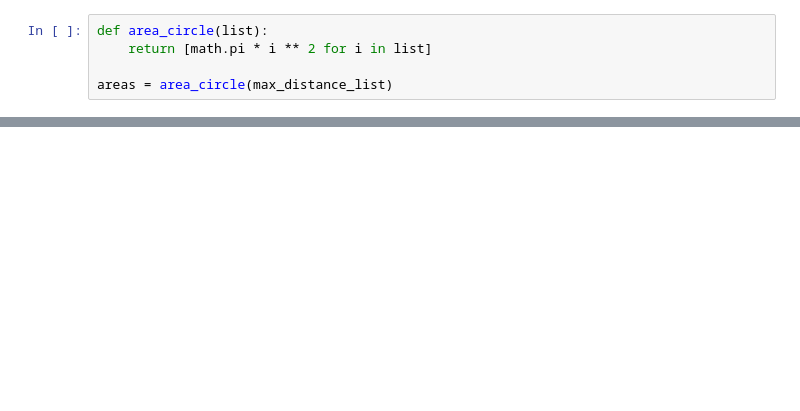
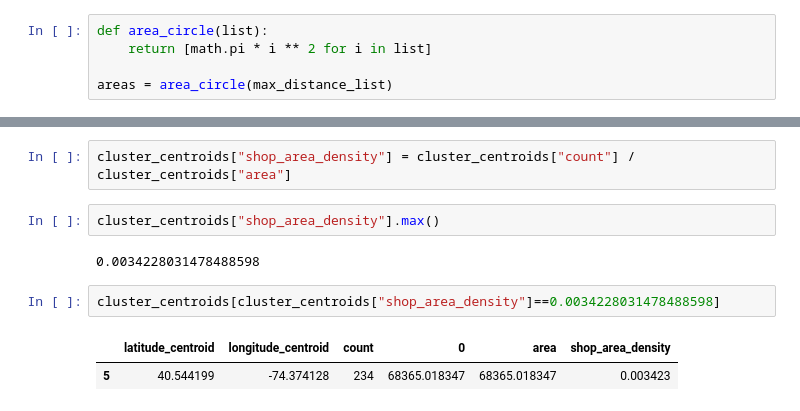
Before and after one commit to Melvin-Leroy/clustering, a Jupyter notebook: notebooks/mapping.ipynb, the cells around one changed output, grey strips where cells are left out. Cells and saved outputs as stored; diff of their text form; blank space fills up the shorter version.

```diff
--- a/notebooks/mapping.ipynb
+++ b/notebooks/mapping.ipynb
@@ -266,0 +279,11 @@ cluster_centroids["shop_area_density"] = cluster_centroids["count"] / cluster_ce
+# %%
+cluster_centroids["shop_area_density"] = cluster_centroids["count"] / cluster_centroids["area"]
+# %%
+cluster_centroids["shop_area_density"].max()
+# %% [output]
+0.0034228031478488598
+# %%
+cluster_centroids[cluster_centroids["shop_area_density"]==0.0034228031478488598]
+# %% [output]
+|  | latitude_centroid | longitude_centroid | count | 0 | area | shop_area_density |
+| 5 | 40.544199 | -74.374128 | 234 | 68365.018347 | 68365.018347 | 0.003423 |
```
Also changed, not shown: parts of 12 cells of this notebook, 1 other file.
